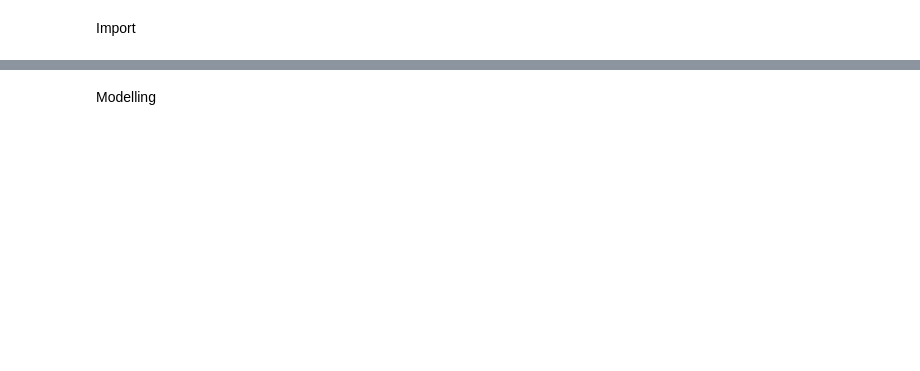
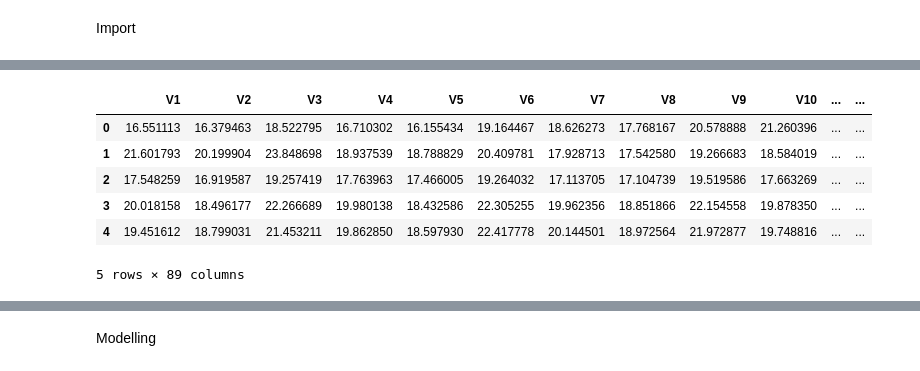
Before and after one commit to bjornAronR/Anvendt-Data-Science, a Jupyter notebook: catboost.ipynb, the cells around one changed output, grey strips where cells are left out. Saved outputs shown, nothing was run; the diff lists cells and outputs as text; code cells hidden in the pictures; blank space fills up the shorter version.

```diff
--- a/catboost.ipynb
+++ b/catboost.ipynb
@@ -35 +25,11 @@ X_train.head()
+# %%
+np.log1p(X_train).head()
+# %% [output]
+|  | V1 | V2 | V3 | V4 | V5 | V6 | V7 | V8 | V9 | V10 | ... | ... |
+| 0 | 16.551113 | 16.379463 | 18.522795 | 16.710302 | 16.155434 | 19.164467 | 18.626273 | 17.768167 | 20.578888 | 21.260396 | ... | ... |
+| 1 | 21.601793 | 20.199904 | 23.848698 | 18.937539 | 18.788829 | 20.409781 | 17.928713 | 17.542580 | 19.266683 | 18.584019 | ... | ... |
+| 2 | 17.548259 | 16.919587 | 19.257419 | 17.763963 | 17.466005 | 19.264032 | 17.113705 | 17.104739 | 19.519586 | 17.663269 | ... | ... |
+| 3 | 20.018158 | 18.496177 | 22.266689 | 19.980138 | 18.432586 | 22.305255 | 19.962356 | 18.851866 | 22.154558 | 19.878350 | ... | ... |
+| 4 | 19.451612 | 18.799031 | 21.453211 | 19.862850 | 18.597930 | 22.417778 | 20.144501 | 18.972564 | 21.972877 | 19.748816 | ... | ... |
+5 rows × 89 columns
 # %%
```
Also changed, not shown: parts of 22 cells of this notebook, 2 other files.
